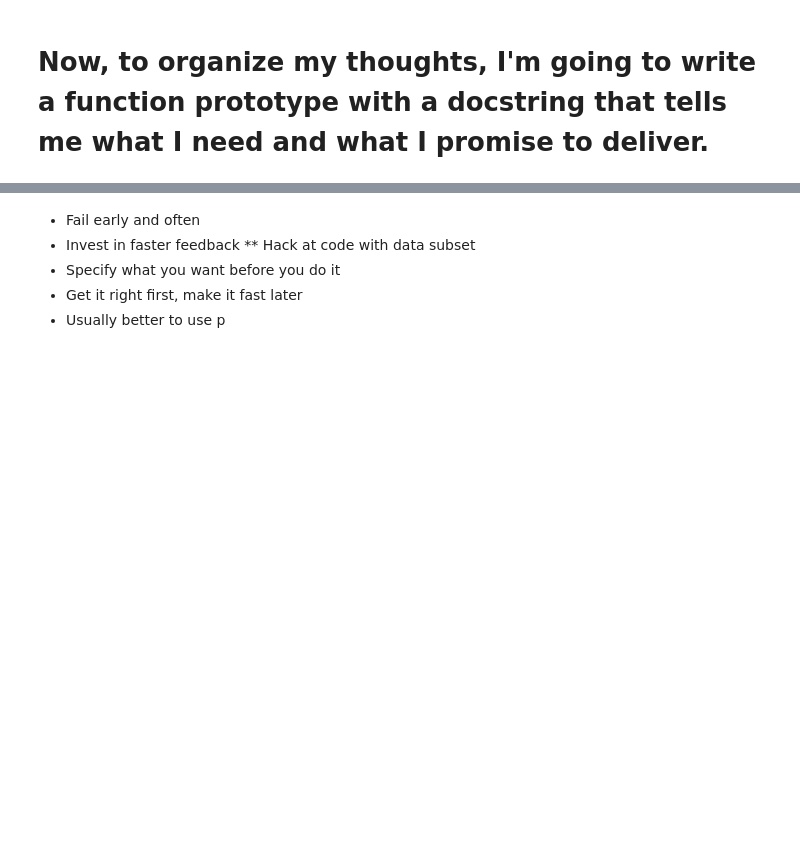
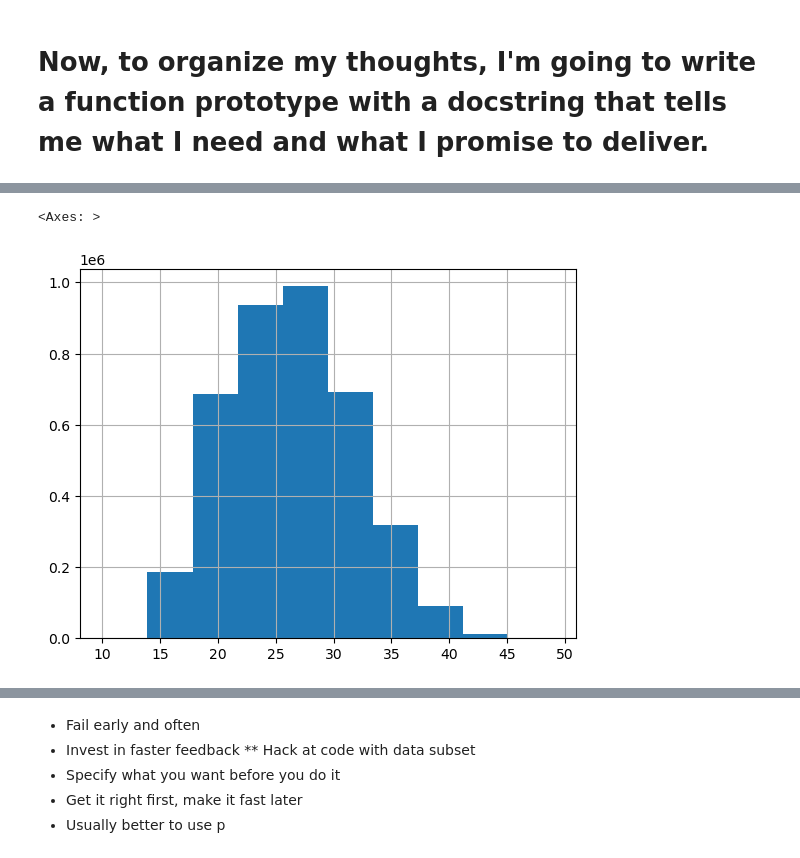
Before and after one commit to wltrimbl/uchicago-data227, a Jupyter notebook: notebooks/05-BIRTHSDATA.ipynb, the cells around one changed output, grey strips where cells are left out. Drawn from its saved outputs; the diff is of its cells as text; code cells hidden in the pictures; blank space fills up the shorter version.

```diff
--- a/notebooks/05-BIRTHSDATA.ipynb
+++ b/notebooks/05-BIRTHSDATA.ipynb
@@ -742,3 +520,5 @@ df = parse_natality(n1988, dict1988)
+# %%
+df = pd.read_csv("births1988subset.csv")
 # %%
 age = df.MATERNALAGE.value_counts()
 # %%
@@ -749,0 +566,5 @@ df.MATERNALAGE.value_counts().sort_index()
+# %%
+df.MATERNALAGE.hist()
+# %% [output]
+<Axes: >
+[figure, added]
```
Also changed, not shown: parts of 91 cells of this notebook, 4 other files.
